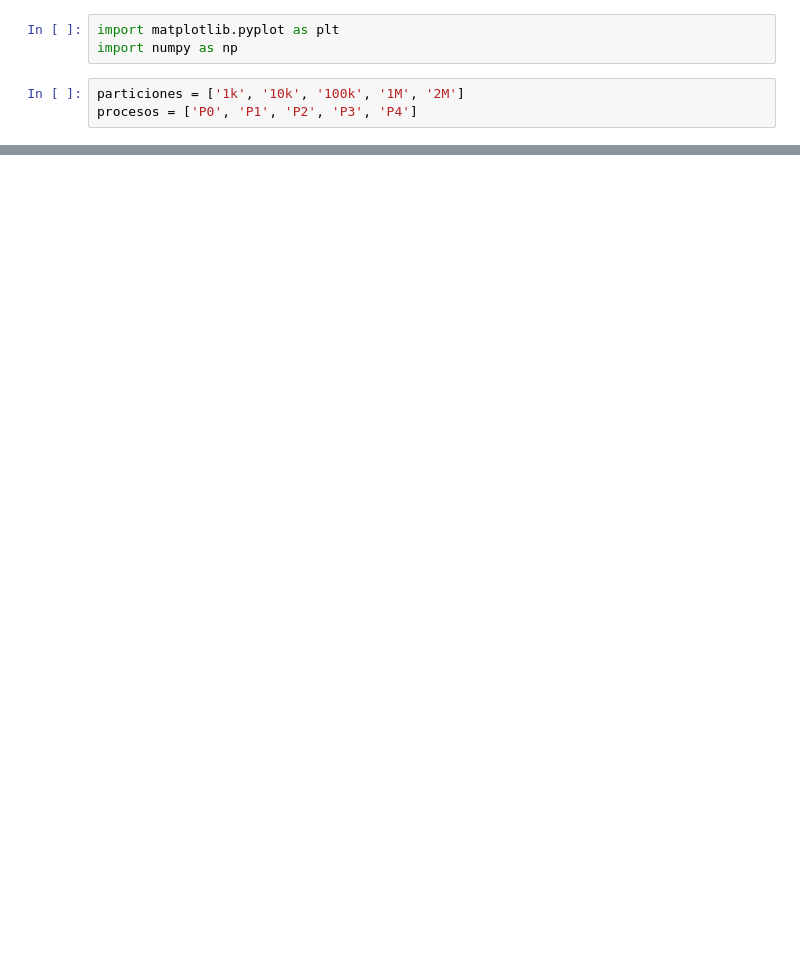
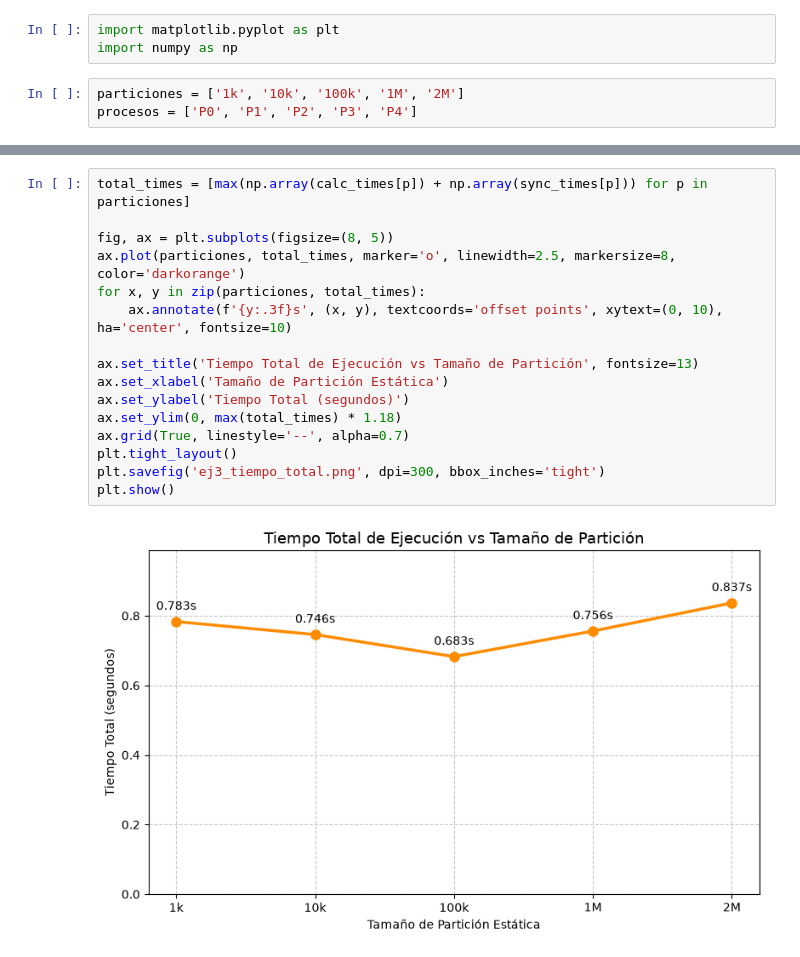
Before and after one commit to Nefertumm/tps_car, a Jupyter notebook: tp2/ej_3.ipynb, the cells around one changed output, grey strips where cells are left out. Saved outputs shown, nothing was run; the diff lists cells and outputs as text; blank space fills up the shorter version.

```diff
--- a/tp2/ej_3.ipynb
+++ b/tp2/ej_3.ipynb
@@ -47,0 +48,18 @@ plt.show()
+# %%
+total_times = [max(np.array(calc_times[p]) + np.array(sync_times[p])) for p in particiones]
+
+fig, ax = plt.subplots(figsize=(8, 5))
+ax.plot(particiones, total_times, marker='o', linewidth=2.5, markersize=8, color='darkorange')
+for x, y in zip(particiones, total_times):
+    ax.annotate(f'{y:.3f}s', (x, y), textcoords='offset points', xytext=(0, 10), ha='center', fontsize=10)
+
+ax.set_title('Tiempo Total de Ejecución vs Tamaño de Partición', fontsize=13)
+ax.set_xlabel('Tamaño de Partición Estática')
+ax.set_ylabel('Tiempo Total (segundos)')
+ax.set_ylim(0, max(total_times) * 1.18)
+ax.grid(True, linestyle='--', alpha=0.7)
+plt.tight_layout()
+plt.savefig('ej3_tiempo_total.png', dpi=300, bbox_inches='tight')
+plt.show()
+# %% [output]
+[figure, added]
```
Also changed, not shown: parts of 2 cells of this notebook.
